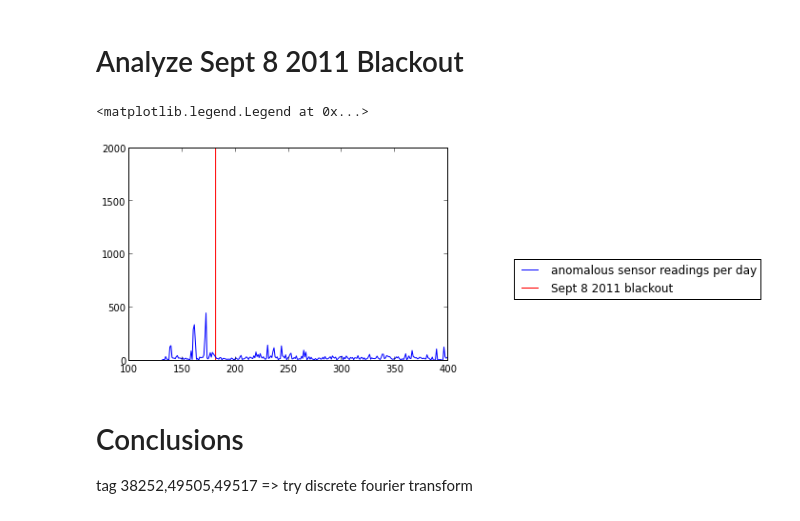
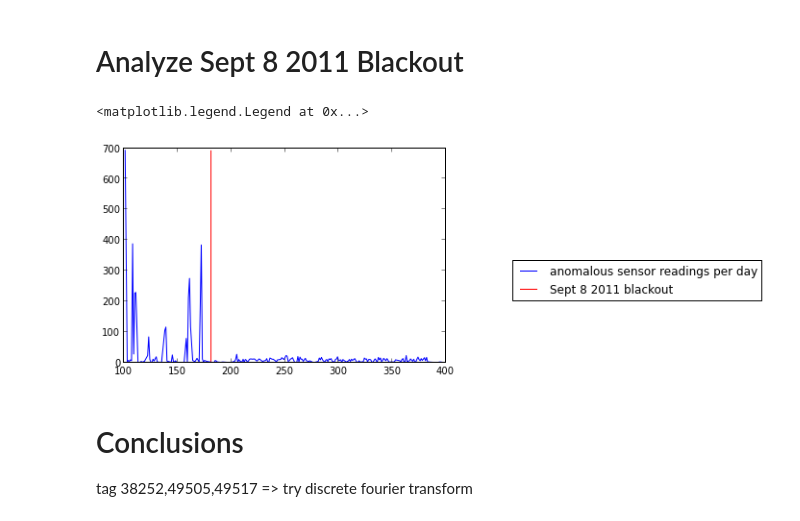
Before and after one commit to melkherj/SmartGridProject, a Jupyter notebook: notebooks/Compression_Performance.ipynb, the cells around one changed output. Saved outputs shown, nothing was run; the diff lists cells and outputs as text; code cells hidden in the pictures.

Commit message:
Partitioned outlier sensors by type

```diff
--- a/notebooks/Compression_Performance.ipynb
+++ b/notebooks/Compression_Performance.ipynb
@@ -195,3 +194,23 @@ len(blackout_outliers)
+# %%
+# Select outliers in the time range of the Sept 8 blackout
+blackout_outliers = [(t,d) for t,d in outliers if d > 0 and d < 400]
+
+# Group outlier tags by type
+outlier_tags = set([t for t,d in blackout_outliers])
+partitioned = defaultdict(set)
+remaining_tags = outlier_tags
+for tag_type in ['heating', 'damper', 'air', 'freq', 'vol', 'power', 'occupied', '^ch', 'vll', 'kwh',
+                  'kva', 'temp','warm','valve_command','current','kw','vln','box_mode','cooling','pf_lag']:
+    matching_tags = set(t for t in remaining_tags if
+                        not re.search(tag_type,context['tag_list'][t],re.IGNORECASE) is None)
+    remaining_tags -= matching_tags
+    partitioned[tag_type] = matching_tags
+partitioned['other'] = remaining_tags
+
+# Select outliers of the given tag type
+tag_types = ['freq','vol','power','vll','kwh','kva','kw','vln','pf_lag'] #electricity-related tags
+blackout_outliers = [(t,d) for t,d in blackout_outliers
+                     if t in set.union(*[partitioned[tag_type] for tag_type in tag_types])]
 # %%
 # Plot a randomly chosen outlier, along with random
 #  other days from the same sensor
@@ -213,21 +232,22 @@ NAE-18_OTTERSON.N2-1.2ND-FL_RM-2E126.AH1-VMA-28.BOX-MODE.BOX_MODE 2011_09_05
 # Analyze Sept 8 2011 Blackout #
 # %%
 # Get the list of dates where sensor outlier occur
-outlier_dates = map(itemgetter(1), outliers)
+outlier_dates = map(itemgetter(1), blackout_outliers)
 date_counts = nltk.FreqDist(outlier_dates).items()
 date_counts = sorted(date_counts, key=itemgetter(0))
 ds, counts = zip(*date_counts)
 ds = np.array(ds)
 counts = np.array(counts)
 # %%
-date_range = (ds > 130) & (ds < 400)
+date_range = (ds > 100) & (ds < 400)
 plot(ds[date_range],counts[date_range],color='blue',label='anomalous sensor readings per day')
-vlines([181],0,2000,color='red',label='Sept 8 2011 blackout')
+vlines([181],0,max(counts),color='red',label='Sept 8 2011 blackout')
+#vlines([99,101,103],0,2000,color='green',label='Earlier anomaly period')
 #vlines([185],0,2000,color='orange',label='Sept 11 2011')
 legend(bbox_to_anchor=(2,0.5))
 # %% [output]
 <matplotlib.legend.Legend at 0x...>
-[figure, old version]
+[figure, new version]
 # %% [markdown]
 # Conclusions #
 tag 38252,49505,49517 => try discrete fourier transform
```
Also changed, not shown: parts of 7 cells of this notebook.
